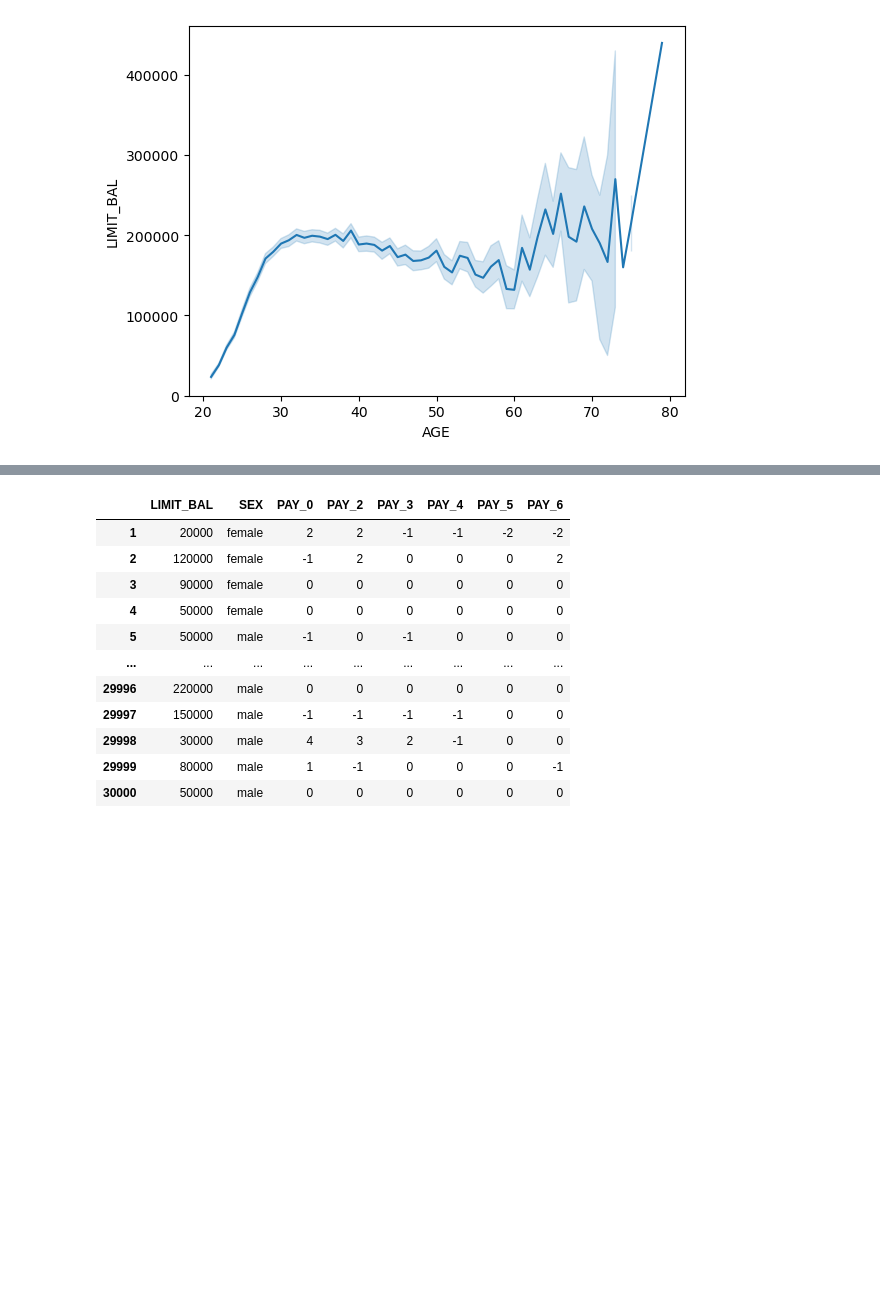
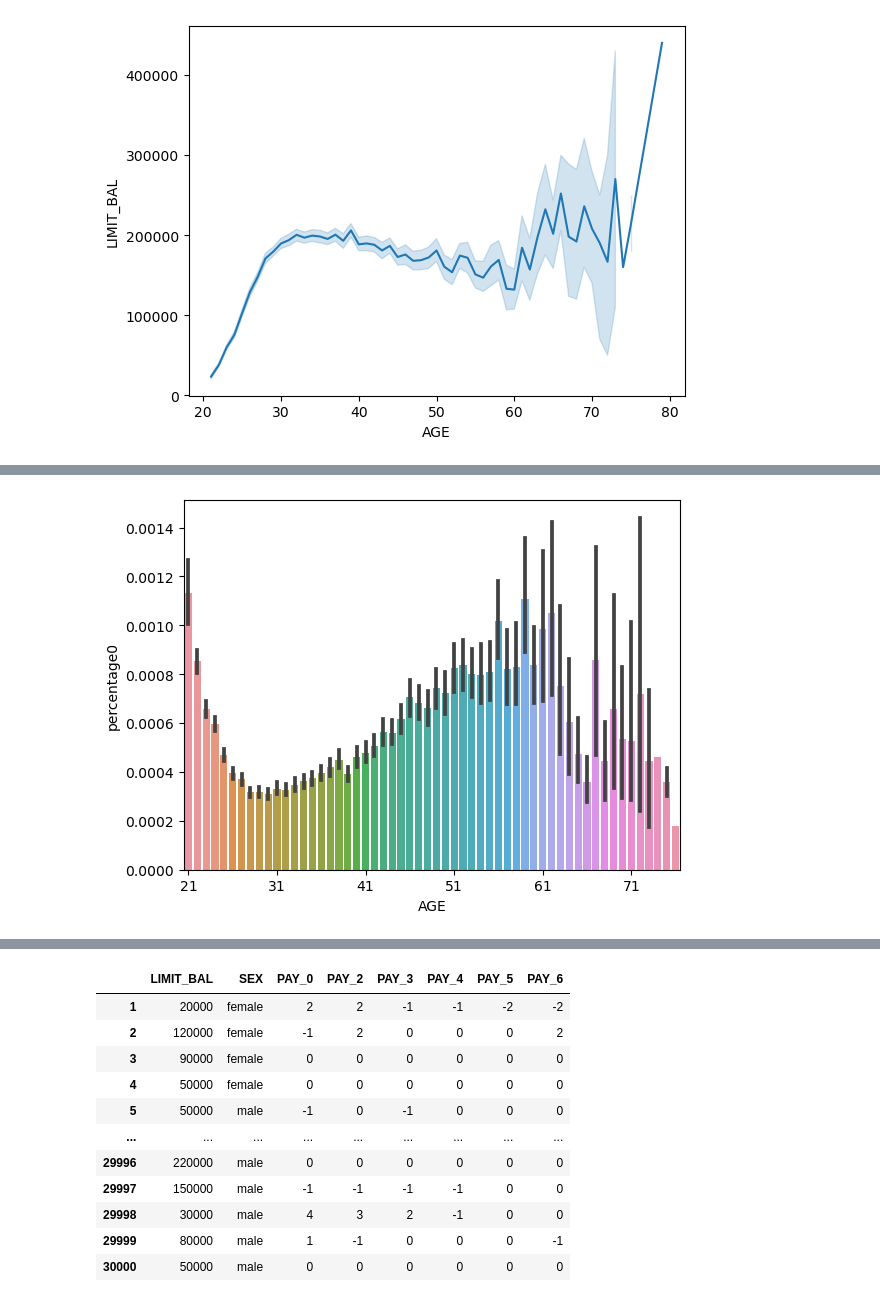
Before and after one commit to ubco-W2022T2-data301/project-group-group27, a Jupyter notebook: analysis/analysis_Shirley.ipynb, the cells around one changed output, grey strips where cells are left out. Saved outputs shown, nothing was run; the diff lists cells and outputs as text; code cells hidden in the pictures; blank space fills up the shorter version.

```diff
--- a/analysis/analysis_Shirley.ipynb
+++ b/analysis/analysis_Shirley.ipynb
@@ -399,2 +398,8 @@ sns.jointplot(x=df1["AGE"],y=df1["percentage0"],kind="hex")
 [figure]
+# %%
+fig15=sns.barplot(x=df1["AGE"],y=df1["percentage0"])
+fig15.set_xticks(fig15.get_xticks()[::10])
+plt.savefig('../images/final_plots_Shirley/Q2(6).png',bbox_inches = 'tight')
+# %% [output]
+[figure, added]
 # %%
```
Also changed, not shown: parts of 29 cells of this notebook, 15 other files.
